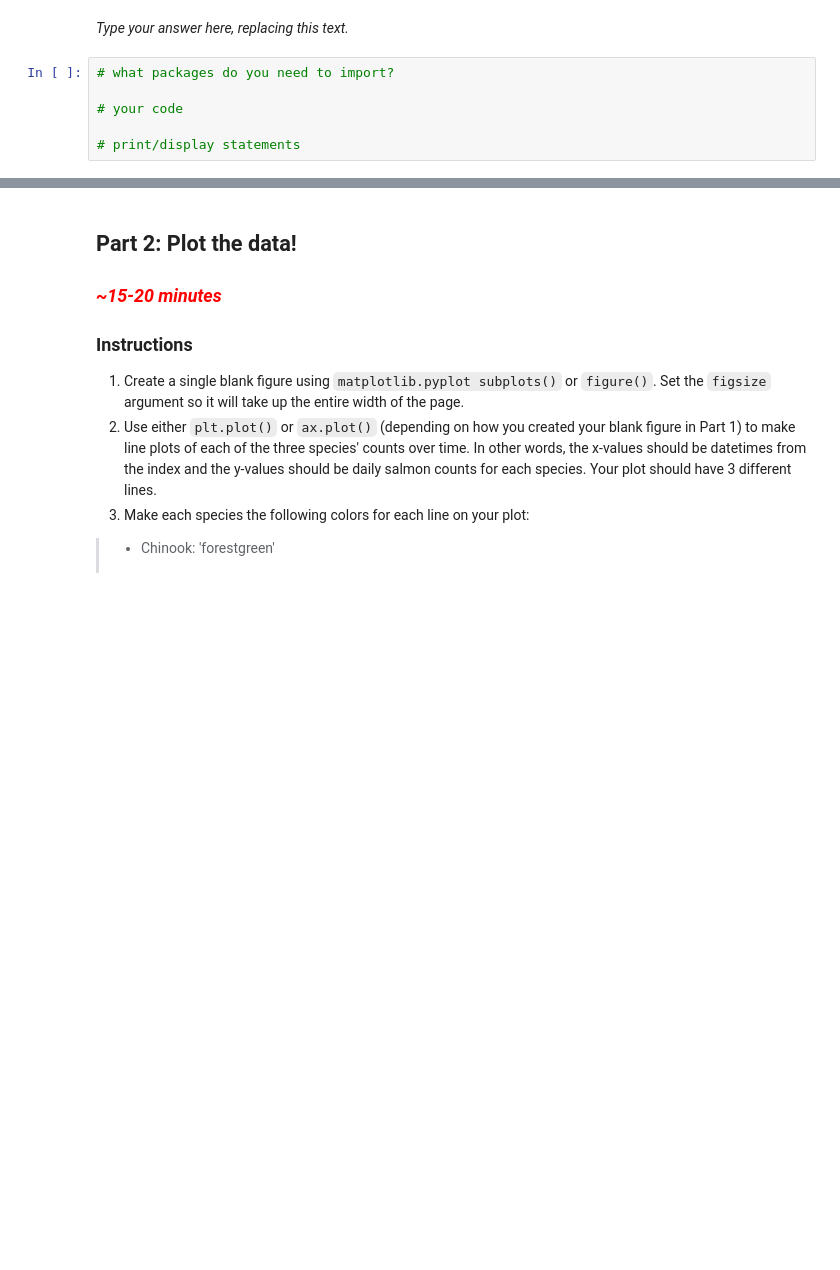
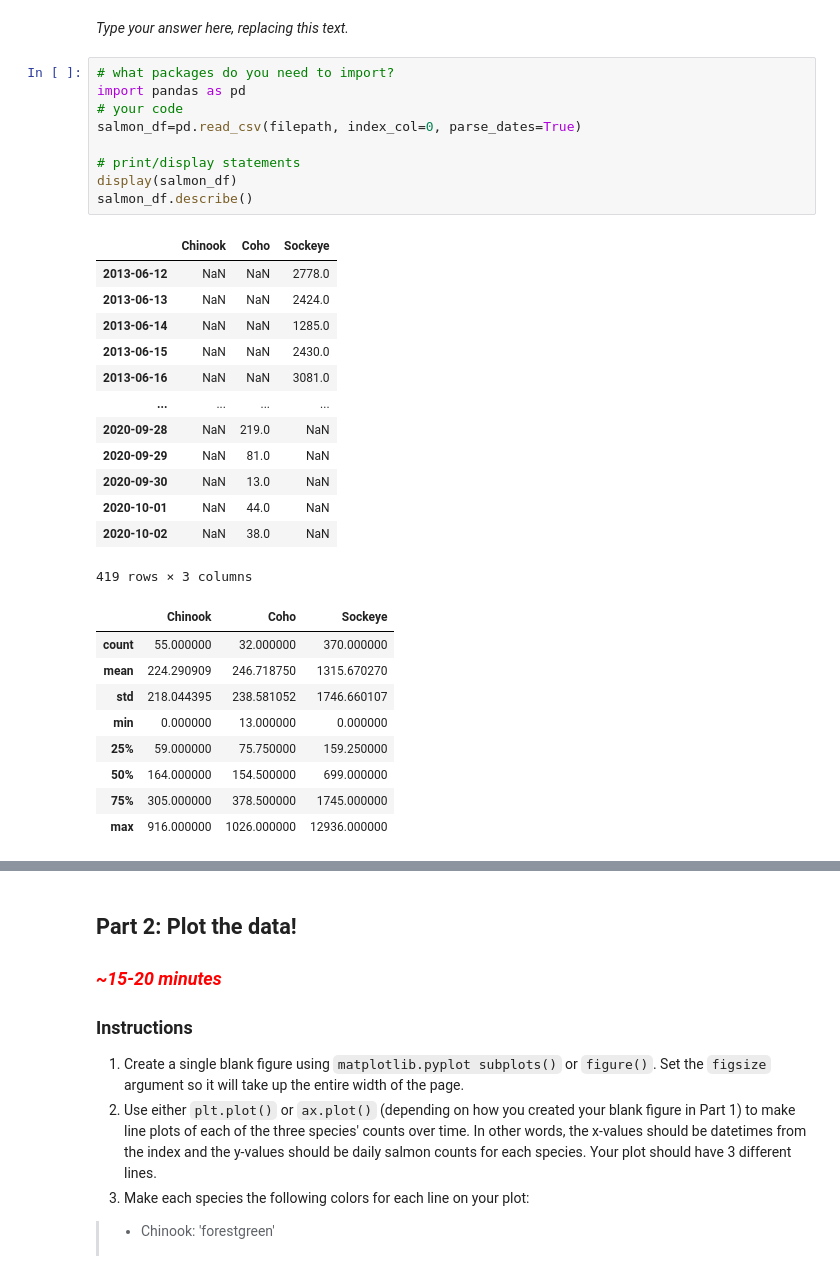
Before and after one commit to sagegr33n/week6_inclass, a Jupyter notebook: group_activity5.ipynb, the cells around one changed output, grey strips where cells are left out. Saved outputs shown, nothing was run; the diff lists cells and outputs as text; blank space fills up the shorter version.

```diff
--- a/group_activity5.ipynb
+++ b/group_activity5.ipynb
@@ -91,9 +91,35 @@ filepath = 'https://raw.githubusercontent.com/OCEAN-215-CLASS/week6_inclass_data
 _Type your answer here, replacing this text._
 # %%
 # what packages do you need to import?
-
+import pandas as pd
 # your code
+salmon_df=pd.read_csv(filepath, index_col=0, parse_dates=True)
 
 # print/display statements
+display(salmon_df)
+salmon_df.describe()
+# %% [output]
+|  | Chinook | Coho | Sockeye |
+| 2013-06-12 | NaN | NaN | 2778.0 |
+| 2013-06-13 | NaN | NaN | 2424.0 |
+| 2013-06-14 | NaN | NaN | 1285.0 |
+| 2013-06-15 | NaN | NaN | 2430.0 |
+| 2013-06-16 | NaN | NaN | 3081.0 |
+| ... | ... | ... | ... |
+| 2020-09-28 | NaN | 219.0 | NaN |
+| 2020-09-29 | NaN | 81.0 | NaN |
+| 2020-09-30 | NaN | 13.0 | NaN |
+| 2020-10-01 | NaN | 44.0 | NaN |
+| 2020-10-02 | NaN | 38.0 | NaN |
+419 rows × 3 columns
+|  | Chinook | Coho | Sockeye |
+| count | 55.000000 | 32.000000 | 370.000000 |
+| mean | 224.290909 | 246.718750 | 1315.670270 |
+| std | 218.044395 | 238.581052 | 1746.660107 |
+| min | 0.000000 | 13.000000 | 0.000000 |
+| 25% | 59.000000 | 75.750000 | 159.250000 |
+| 50% | 164.000000 | 154.500000 | 699.000000 |
+| 75% | 305.000000 | 378.500000 | 1745.000000 |
+| max | 916.000000 | 1026.000000 | 12936.000000 |
 # %%
 grader.check("Question 1, Part 1")
```
Also changed, not shown: parts of 15 cells of this notebook.
